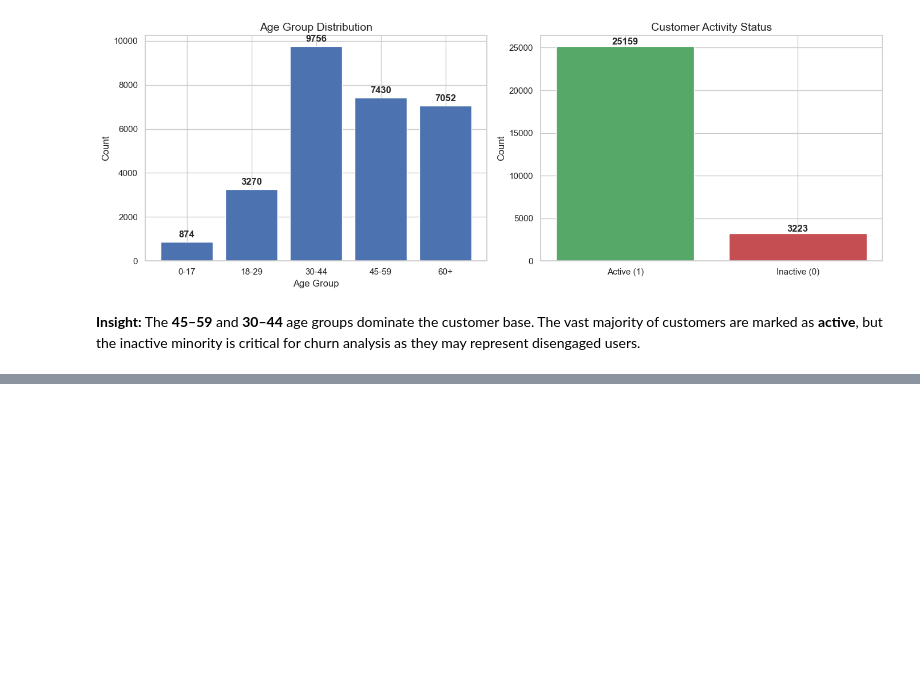
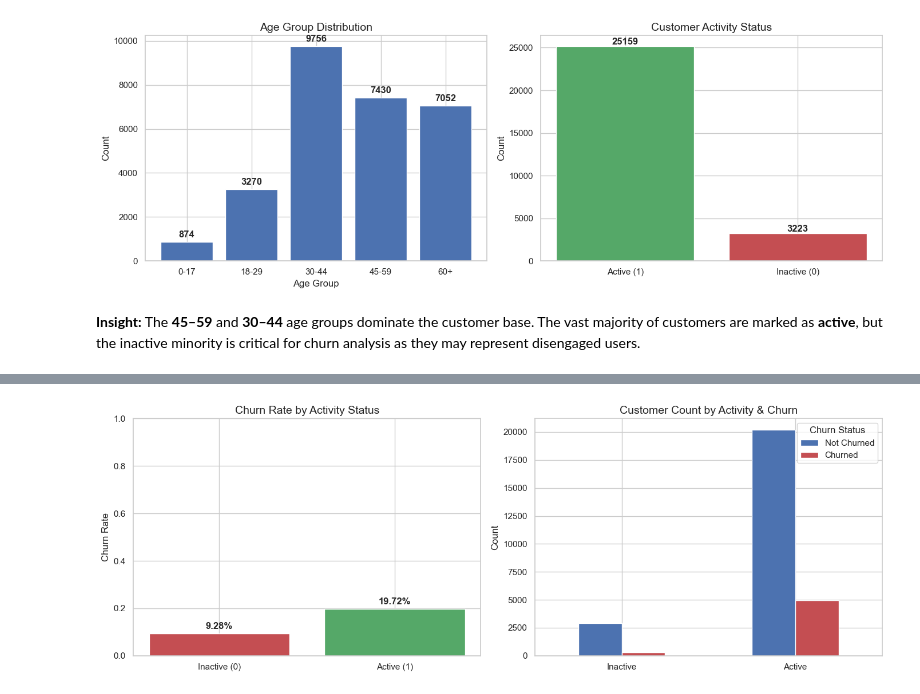
Before and after one commit to omkar-hadole/SectionA_G9_Customer_Churn_Intelligence, a Jupyter notebook: notebooks/03_eda.ipynb, the cells around one changed output, grey strips where cells are left out. Saved outputs shown, nothing was run; the diff lists cells and outputs as text; code cells hidden in the pictures; blank space fills up the shorter version.

```diff
--- a/notebooks/03_eda.ipynb
+++ b/notebooks/03_eda.ipynb
@@ -223,0 +228,28 @@ plt.show()
+# %%
+# Churn Rate by Activity Status
+fig, axes = plt.subplots(1, 2, figsize=(14, 5))
+
+churn_by_active = df.groupby('is_active')['churn'].mean().reset_index()
+churn_by_active.columns = ['is_active', 'churn_rate']
+bars = axes[0].bar(['Inactive (0)', 'Active (1)'], churn_by_active['churn_rate'], color=['#C44E52', '#55A868'])
+axes[0].set_title('Churn Rate by Activity Status')
+axes[0].set_ylabel('Churn Rate')
+axes[0].set_ylim(0, 1)
+for bar in bars:
+    axes[0].text(bar.get_x() + bar.get_width()/2, bar.get_height() + 0.02,
+                f'{bar.get_height():.2%}', ha='center', fontweight='bold')
+
+# Count of Churned vs Non-Churned by Activity
+ct = df.groupby(['is_active', 'churn']).size().unstack(fill_value=0)
+ct.index = ['Inactive', 'Active']
+ct.columns = ['Not Churned', 'Churned']
+ct.plot(kind='bar', ax=axes[1], color=['#4C72B0', '#C44E52'], edgecolor='white')
+axes[1].set_title('Customer Count by Activity & Churn')
+axes[1].set_ylabel('Count')
+axes[1].set_xticklabels(axes[1].get_xticklabels(), rotation=0)
+axes[1].legend(title='Churn Status')
+
+plt.tight_layout()
+plt.show()
+# %% [output]
+[figure, added]
```
Also changed, not shown: parts of 20 cells of this notebook, 1 other file.
